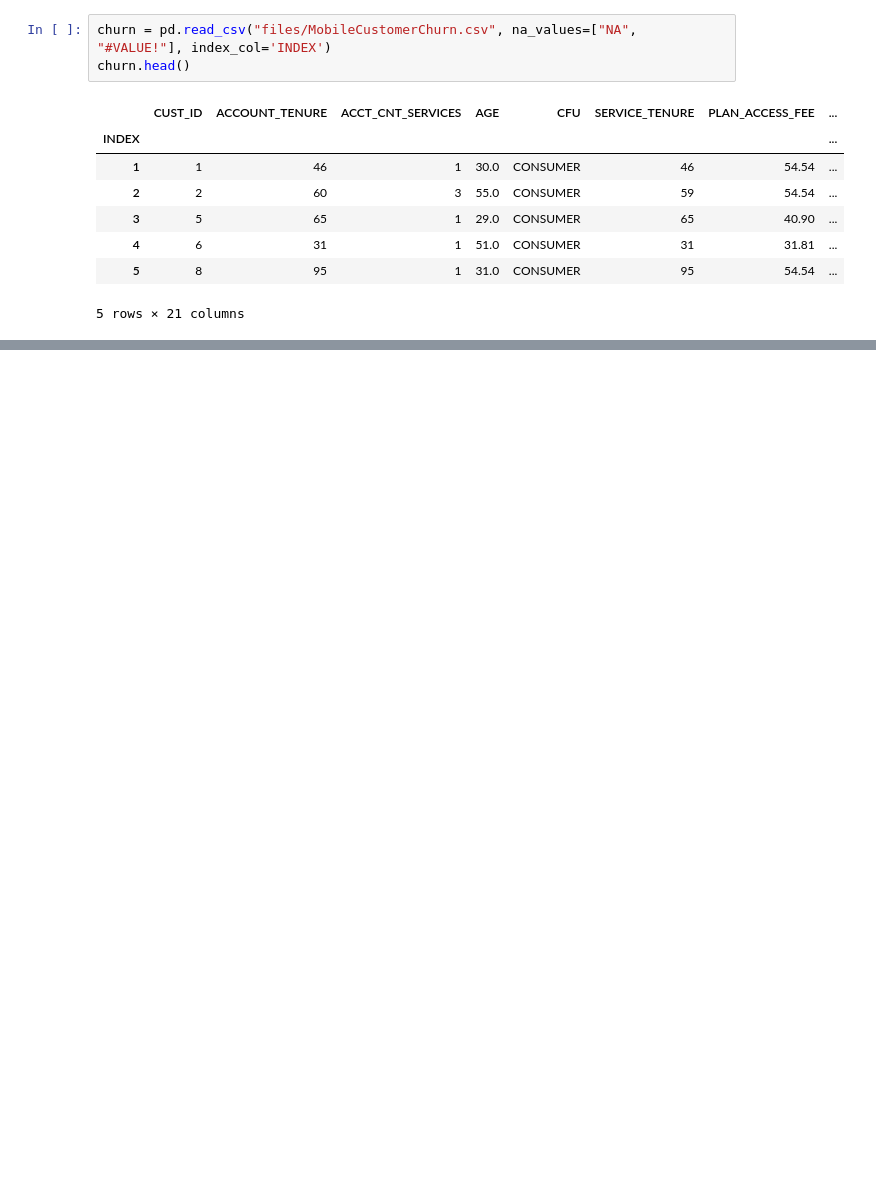
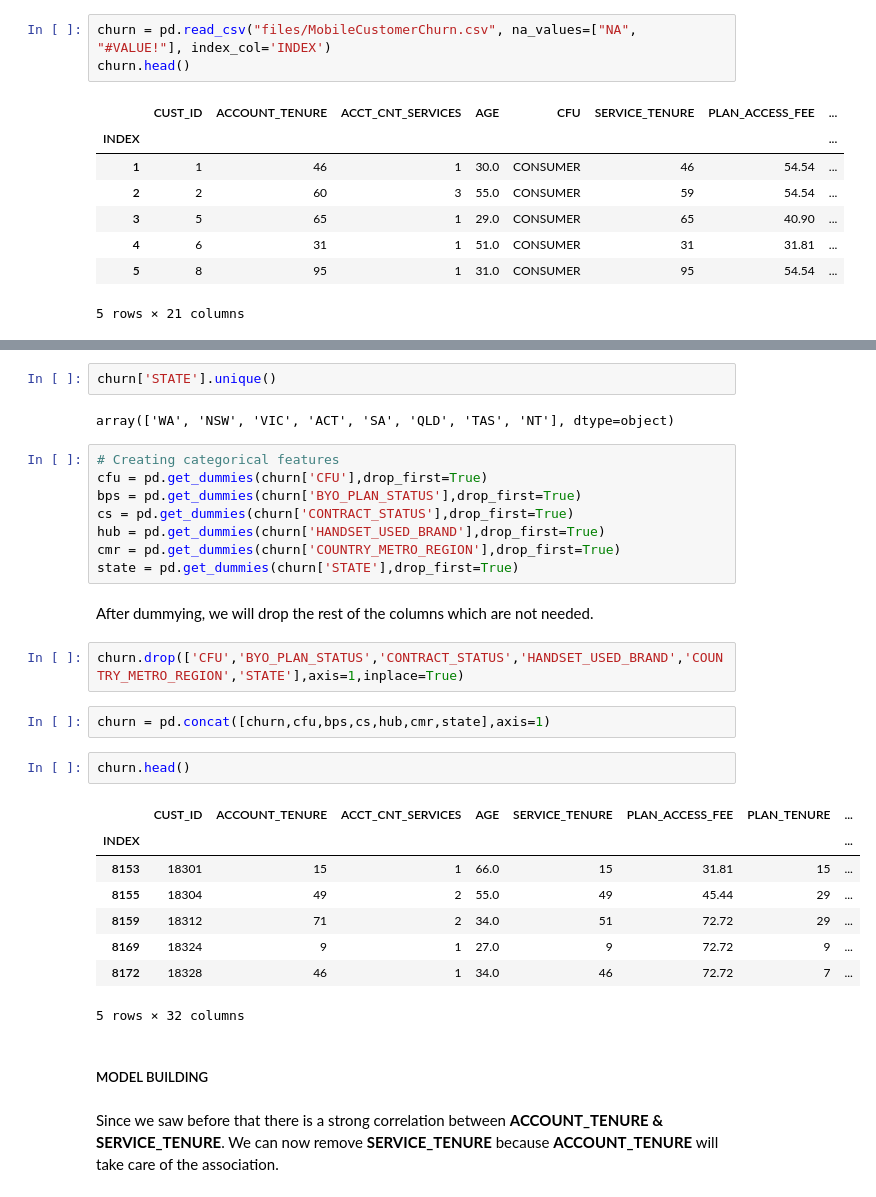
Before and after one commit to MQCOMP2200-S2-2021/data-science-portfolio-avagardiner, a Jupyter notebook: Portfolio 3.ipynb, the cells around one changed output, grey strips where cells are left out. Drawn from its saved outputs; the diff is of its cells as text; blank space fills up the shorter version.

Commit message:
Creating Logistic Model: Portfolio 3

```diff
--- a/Portfolio 3.ipynb
+++ b/Portfolio 3.ipynb
@@ -204,0 +190,33 @@ state = pd.get_dummies(churn_filter['STATE'],drop_first=True)
+# %%
+churn['STATE'].unique()
+# %% [output]
+array(['WA', 'NSW', 'VIC', 'ACT', 'SA', 'QLD', 'TAS', 'NT'], dtype=object)
+# %%
+# Creating categorical features
+cfu = pd.get_dummies(churn['CFU'],drop_first=True)
+bps = pd.get_dummies(churn['BYO_PLAN_STATUS'],drop_first=True)
+cs = pd.get_dummies(churn['CONTRACT_STATUS'],drop_first=True)
+hub = pd.get_dummies(churn['HANDSET_USED_BRAND'],drop_first=True)
+cmr = pd.get_dummies(churn['COUNTRY_METRO_REGION'],drop_first=True)
+state = pd.get_dummies(churn['STATE'],drop_first=True)
+# %% [markdown]
+After dummying, we will drop the rest of the columns which are not needed.
+# %%
+churn.drop(['CFU','BYO_PLAN_STATUS','CONTRACT_STATUS','HANDSET_USED_BRAND','COUNTRY_METRO_REGION','STATE'],axis=1,inplace=True)
+# %%
+churn = pd.concat([churn,cfu,bps,cs,hub,cmr,state],axis=1)
+# %%
+churn.head()
+# %% [output]
+|  | CUST_ID | ACCOUNT_TENURE | ACCT_CNT_SERVICES | AGE | SERVICE_TENURE | PLAN_ACCESS_FEE | PLAN_TENURE | ... |
+| INDEX |  |  |  |  |  |  |  | ... |
+| 8153 | 18301 | 15 | 1 | 66.0 | 15 | 31.81 | 15 | ... |
+| 8155 | 18304 | 49 | 2 | 55.0 | 49 | 45.44 | 29 | ... |
+| 8159 | 18312 | 71 | 2 | 34.0 | 51 | 72.72 | 29 | ... |
+| 8169 | 18324 | 9 | 1 | 27.0 | 9 | 72.72 | 9 | ... |
+| 8172 | 18328 | 46 | 1 | 34.0 | 46 | 72.72 | 7 | ... |
+5 rows × 32 columns
+# %% [markdown]
+##### MODEL BUILDING
+# %% [markdown]
+Since we saw before that there is a strong correlation between **ACCOUNT_TENURE & SERVICE_TENURE**. We can now remove **SERVICE_TENURE** because **ACCOUNT_TENURE** will take care of the association.
```
Also changed, not shown: parts of 45 cells of this notebook.
